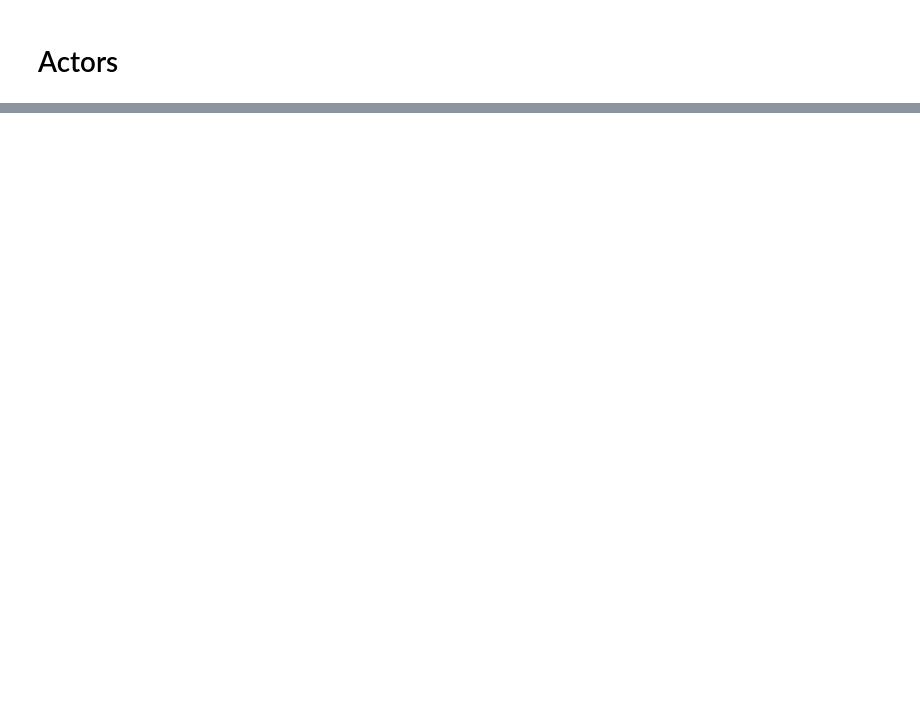
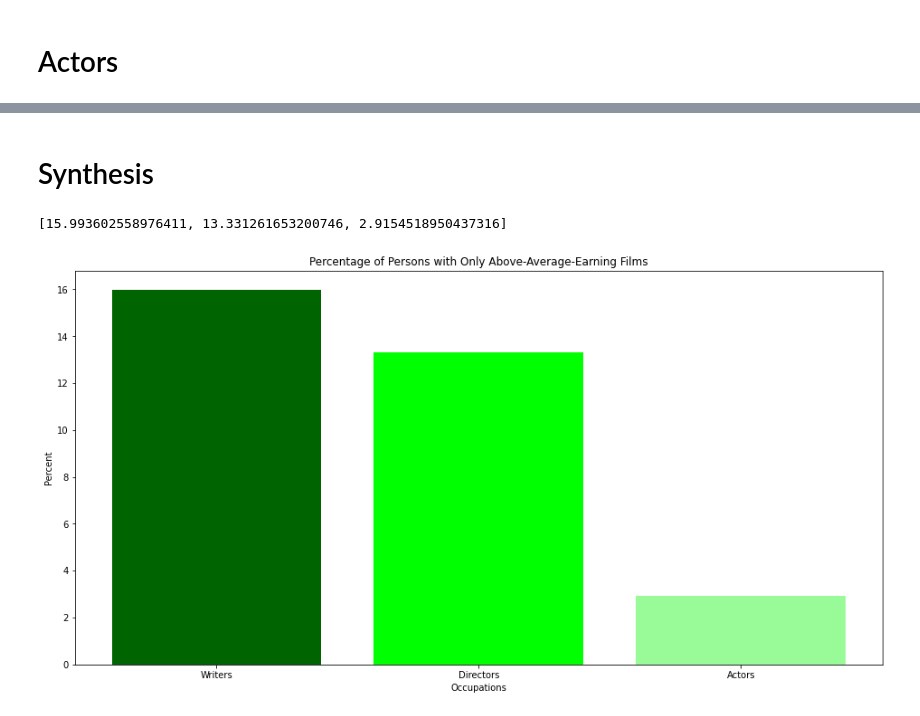
Before and after one commit to DrewFHolcombe/movie_studio_analysis, a Jupyter notebook: Scratch_Code/Drew - Scratch Code.ipynb, the cells around one changed output, grey strips where cells are left out. Cells and saved outputs as stored; diff of their text form; code cells hidden in the pictures; blank space fills up the shorter version.

```diff
--- a/Scratch_Code/Drew - Scratch Code.ipynb
+++ b/Scratch_Code/Drew - Scratch Code.ipynb
@@ -366,0 +388,24 @@ plt.xticks(rotation=45);
+# %% [markdown]
+# Synthesis
+# %%
+perc_perf_writers = len(perfect_writers)/len(ranked_writers)*100
+perc_perf_dir = len(perfect_dir)/len(ranked_dir)*100
+perc_perf_actors = len(perfect_actors)/len(ranked_actors)*100
+# %%
+syn_list_x = ["Writers", "Directors", "Actors"]
+syn_list_y = [perc_perf_writers, perc_perf_dir, perc_perf_actors]
+# %%
+syn_list_y
+# %% [output]
+[15.993602558976411, 13.331261653200746, 2.9154518950437316]
+# %%
+fig, ax = plt.subplots(figsize=(16, 8))
+
+ax.bar(x=syn_list_x, height=syn_list_y, color=["darkgreen", "lime", "palegreen"])
+ax.set_xlabel('Occupations')
+ax.set_ylabel('Percent')
+ax.set_title('Percentage of Persons with Only Above-Average-Earning Films');
+plt.savefig('./images/writers_directors_actors.png', dpi=300)
+plt.show();
+# %% [output]
+[figure, added]
```
Also changed, not shown: parts of 19 cells of this notebook, 1 other file.
